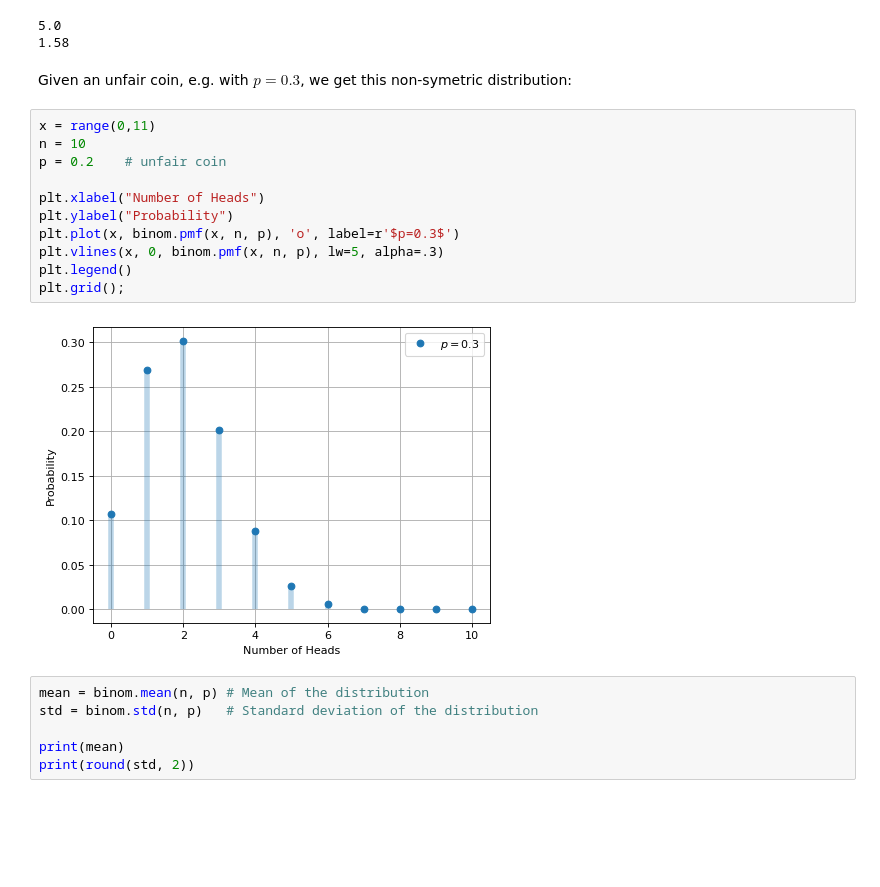
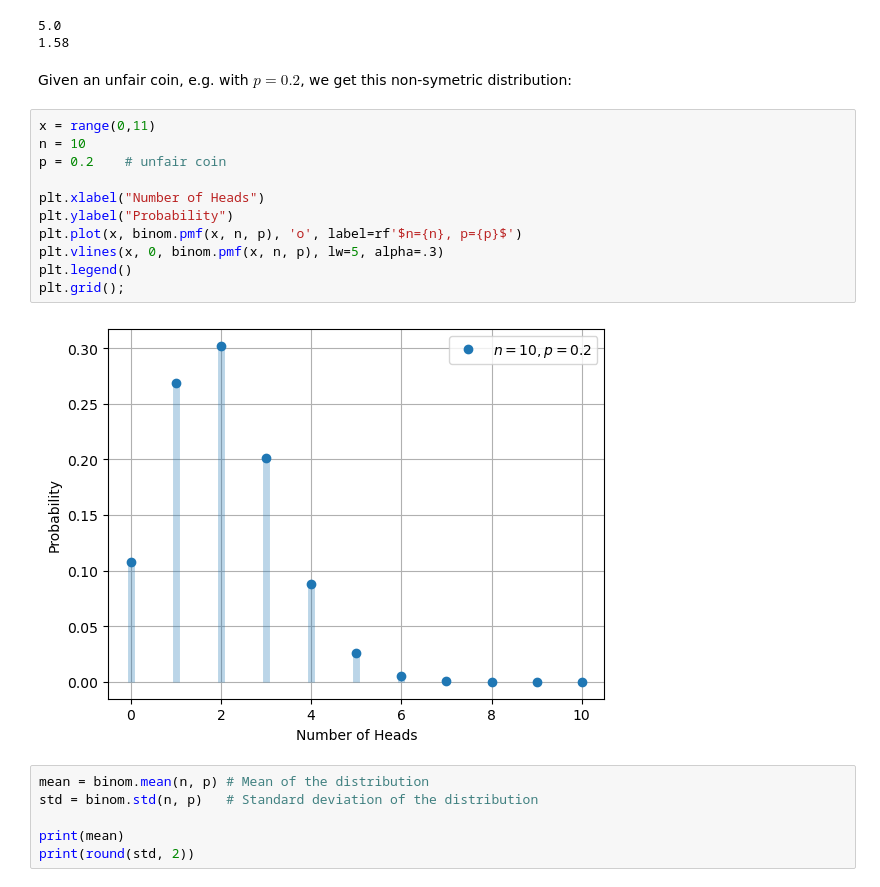
Before and after one commit to thomd/math, a Jupyter notebook: statistics.ipynb, the cells around one changed output. Cells and saved outputs as stored; diff of their text form; blank space fills up the shorter version.

```diff
--- a/statistics.ipynb
+++ b/statistics.ipynb
@@ -1102,20 +1108,20 @@ print(round(std, 2))
 5.0
 1.58
 # %% [markdown]
-Given an unfair coin, e.g. with $p = 0.3$, we get this non-symetric distribution:
+Given an unfair coin, e.g. with $p = 0.2$, we get this non-symetric distribution:
 # %%
 x = range(0,11)
 n = 10
 p = 0.2    # unfair coin
 
 plt.xlabel("Number of Heads")
 plt.ylabel("Probability")
-plt.plot(x, binom.pmf(x, n, p), 'o', label=r'$p=0.3$')
+plt.plot(x, binom.pmf(x, n, p), 'o', label=rf'$n={n}, p={p}$')
 plt.vlines(x, 0, binom.pmf(x, n, p), lw=5, alpha=.3)
 plt.legend()
 plt.grid();
 # %% [output]
-[figure, old version]
+[figure, new version]
 # %%
 mean = binom.mean(n, p) # Mean of the distribution
 std = binom.std(n, p)   # Standard deviation of the distribution
```
Also changed, not shown: parts of 13 cells of this notebook.
